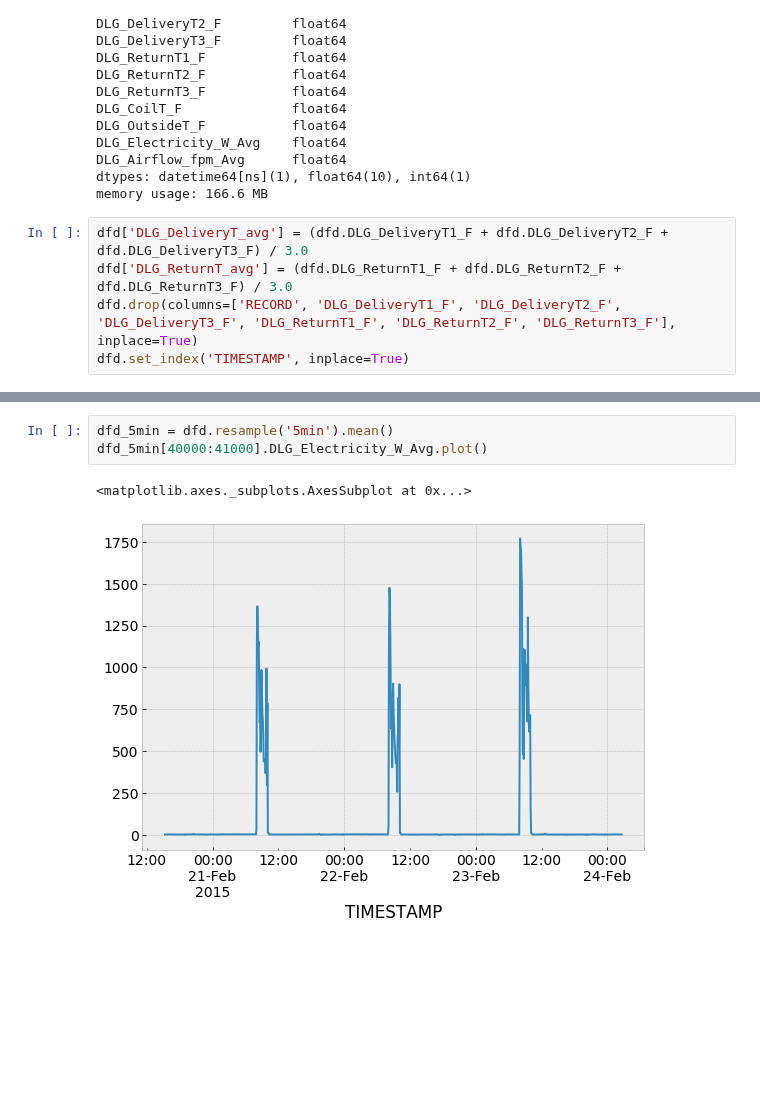
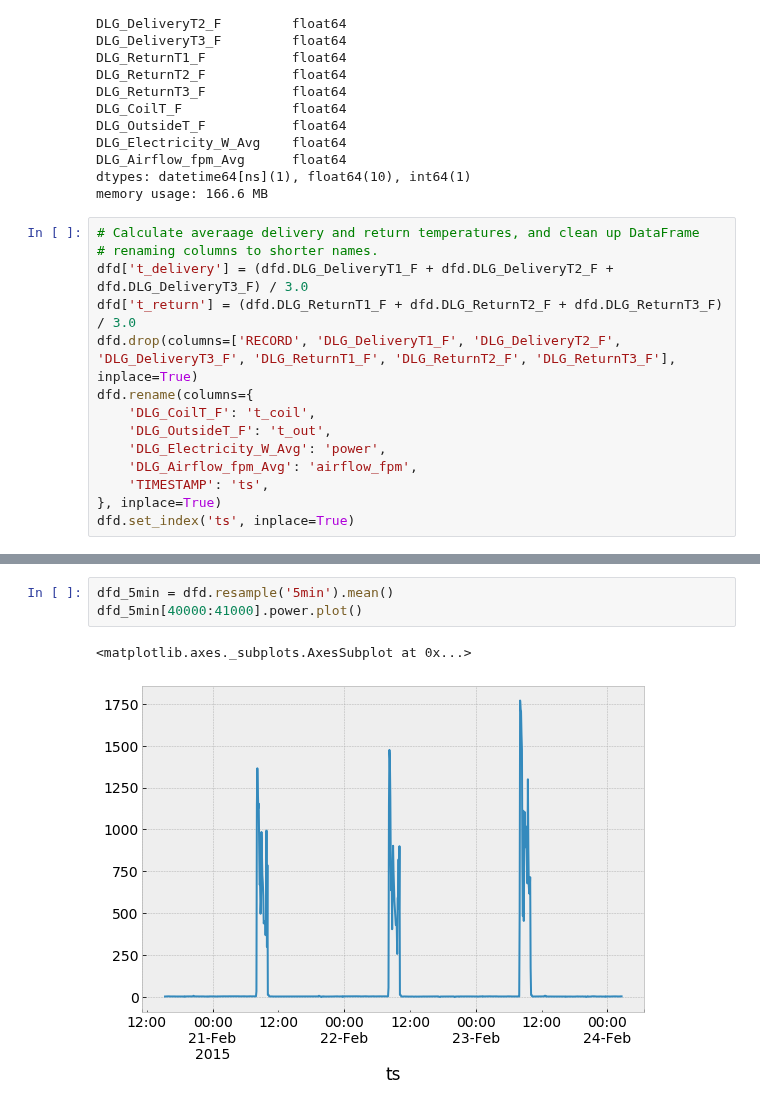
Before and after one commit to alanmitchell/heat-pump-study, a Jupyter notebook: field_studies/cchrc_2015/cchrc_raw_data.ipynb, the cells around one changed output, grey strips where cells are left out. Saved outputs shown, nothing was run; the diff lists cells and outputs as text; blank space fills up the shorter version.

```diff
--- a/field_studies/cchrc_2015/cchrc_raw_data.ipynb
+++ b/field_studies/cchrc_2015/cchrc_raw_data.ipynb
@@ -59,10 +59,19 @@ DLG_Airflow_fpm_Avg      float64
 dtypes: datetime64[ns](1), float64(10), int64(1)
 memory usage: 166.6 MB
 # %%
-dfd['DLG_DeliveryT_avg'] = (dfd.DLG_DeliveryT1_F + dfd.DLG_DeliveryT2_F + dfd.DLG_DeliveryT3_F) / 3.0
-dfd['DLG_ReturnT_avg'] = (dfd.DLG_ReturnT1_F + dfd.DLG_ReturnT2_F + dfd.DLG_ReturnT3_F) / 3.0
+# Calculate averaage delivery and return temperatures, and clean up DataFrame
+# renaming columns to shorter names.
+dfd['t_delivery'] = (dfd.DLG_DeliveryT1_F + dfd.DLG_DeliveryT2_F + dfd.DLG_DeliveryT3_F) / 3.0
+dfd['t_return'] = (dfd.DLG_ReturnT1_F + dfd.DLG_ReturnT2_F + dfd.DLG_ReturnT3_F) / 3.0
 dfd.drop(columns=['RECORD', 'DLG_DeliveryT1_F', 'DLG_DeliveryT2_F', 'DLG_DeliveryT3_F', 'DLG_ReturnT1_F', 'DLG_ReturnT2_F', 'DLG_ReturnT3_F'], inplace=True)
-dfd.set_index('TIMESTAMP', inplace=True)
+dfd.rename(columns={
+    'DLG_CoilT_F': 't_coil',
+    'DLG_OutsideT_F': 't_out',
+    'DLG_Electricity_W_Avg': 'power',
+    'DLG_Airflow_fpm_Avg': 'airflow_fpm',
+    'TIMESTAMP': 'ts',
+}, inplace=True)
+dfd.set_index('ts', inplace=True)
 # %%
 dfd.describe()
 # %% [output]
@@ -104,6 +98,6 @@ dfd_day.plot(x='DLG_OutsideT_F', y='DLG_Electricity_W_Avg', kind='scatter')
 # %%
 dfd_5min = dfd.resample('5min').mean()
-dfd_5min[40000:41000].DLG_Electricity_W_Avg.plot()
+dfd_5min[40000:41000].power.plot()
 # %% [output]
 <matplotlib.axes._subplots.AxesSubplot at 0x...>
-[figure, old version]
+[figure, new version]
```
Also changed, not shown: parts of 6 cells of this notebook, 4 other files.
